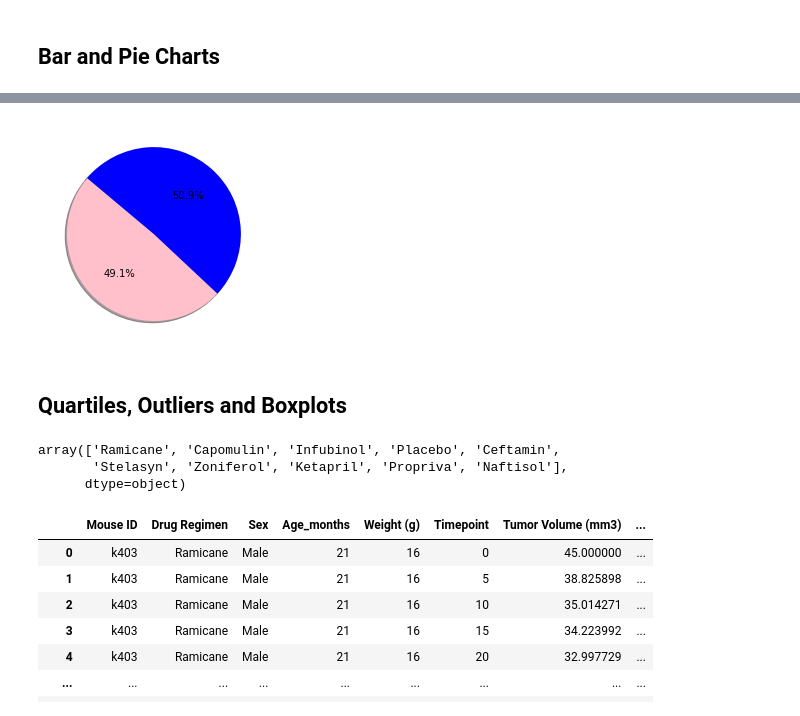
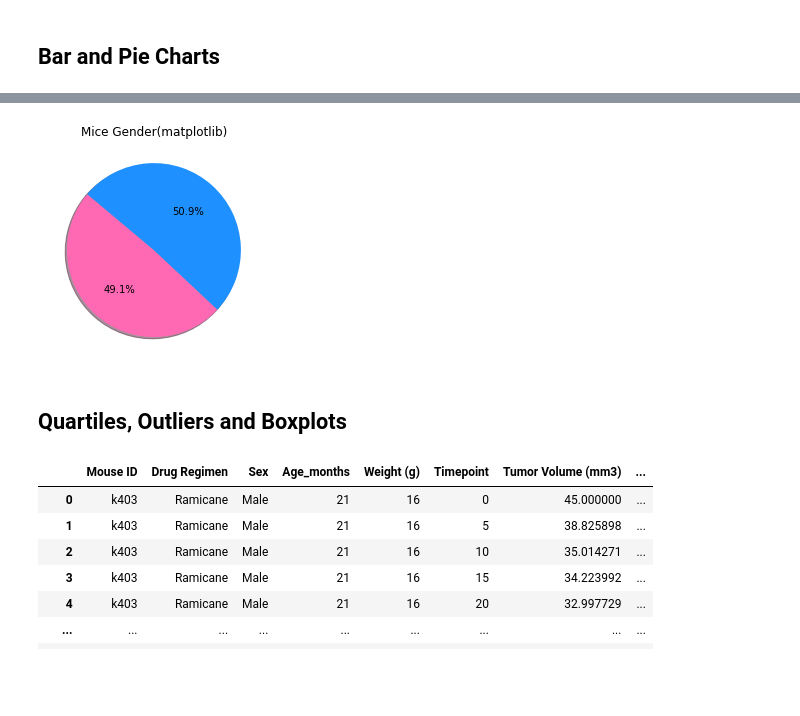
Before and after one commit to AmyAndersson/Pymaceuticals, a Jupyter notebook: pymaceuticals_starter.ipynb, the cells around one changed output, grey strips where cells are left out. Saved outputs shown, nothing was run; the diff lists cells and outputs as text; code cells hidden in the pictures; blank space fills up the shorter version.

```diff
--- a/pymaceuticals_starter.ipynb
+++ b/pymaceuticals_starter.ipynb
@@ -202,6 +222,9 @@ Text(0.5, 1.0, 'Mice Per Treatment')
 # Generate a pie plot showing the distribution of female versus male mice using pandas
 mice_sex= clean_mouse_df.groupby("Sex")
 sex_count= mice_sex["Mouse ID"].count()
-colour=["pink", "blue"]
-sex_count.plot(kind="pie", title="Mouse Sex");
+colour=["hotpink", "dodgerblue"]
+gender_pie=sex_count.plot(kind="pie", title="Mice Gender (pd)", colors=colour, startangle=140);
+gender_pie.set_ylabel=("")
+#export chart
+plt.savefig("Images/Gender_pie(pd).png")
 # %% [output]
@@ -209,18 +232,16 @@ sex_count.plot(kind="pie", title="Mouse Sex");
 # %%
 # Generate a pie plot showing the distribution of female versus male mice using pyplot
 
 
-plt.pie(sex_count,autopct="%1.1f%%", shadow=True, startangle=140, colors=colour);
+plt.pie(sex_count,autopct="%1.1f%%", shadow=True,startangle=140, colors=colour);
+plt.title("Mice Gender(matplotlib)")
+
+#export chart
+plt.savefig("Images/Gender_pie(matplotlib).png")
 # %% [output]
-[figure, old version]
+[figure, new version]
 # %% [markdown]
 ## Quartiles, Outliers and Boxplots
-# %%
-drugs
-# %% [output]
-array(['Ramicane', 'Capomulin', 'Infubinol', 'Placebo', 'Ceftamin',
-       'Stelasyn', 'Zoniferol', 'Ketapril', 'Propriva', 'Naftisol'],
-      dtype=object)
 # %%
 clean_mouse_df
 # %% [output]
```
Also changed, not shown: parts of 9 cells of this notebook, 7 other files.
